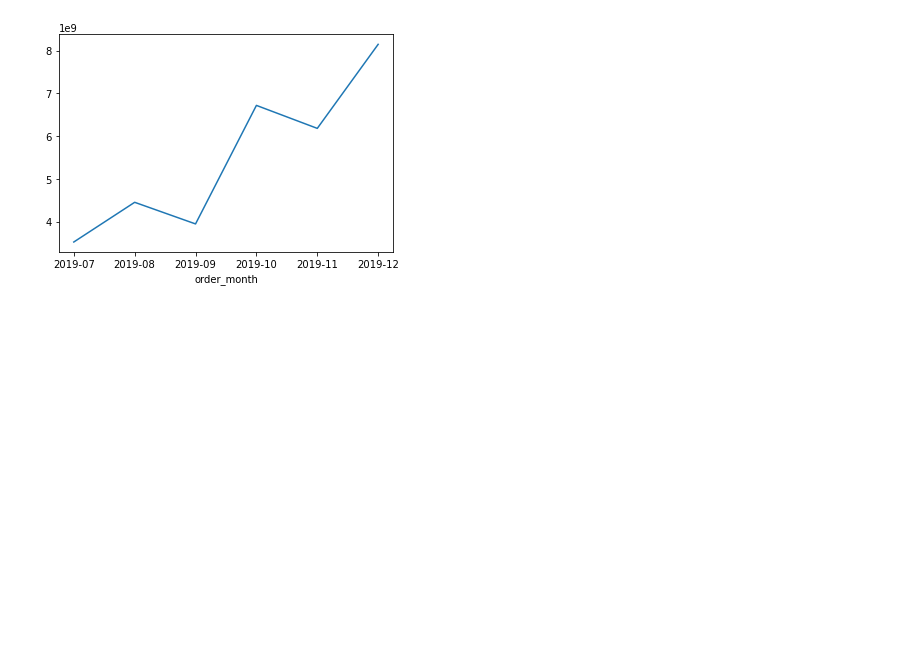
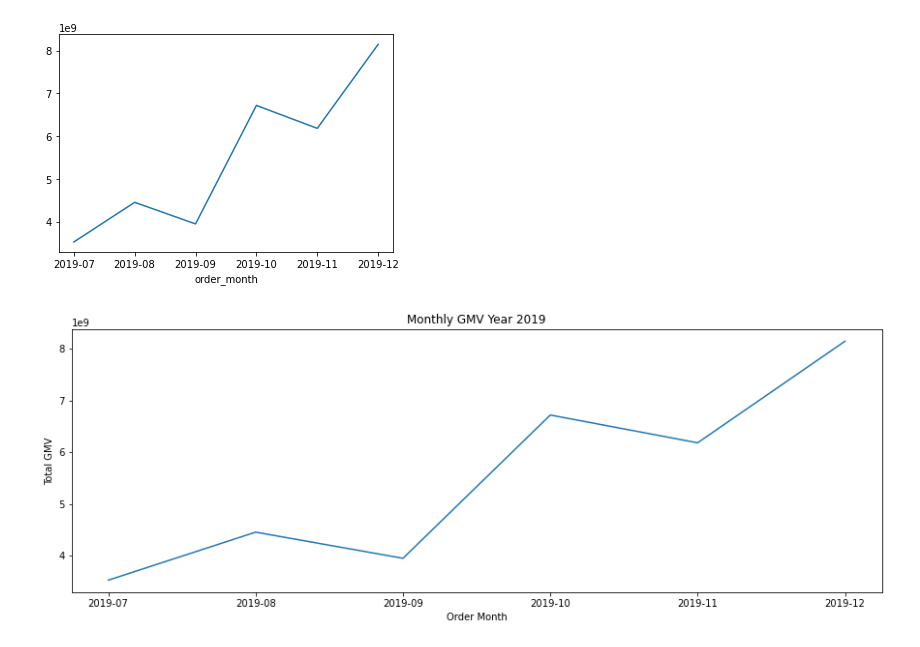
Before and after one commit to Gengsu07/DQLAB, a Jupyter notebook: Data Visualization with Python Matplotlib for Beginner - Part 1.ipynb, the cells around one changed output. Drawn from its saved outputs; the diff is of its cells as text; code cells hidden in the pictures; blank space fills up the shorter version.

```diff
--- a/Data Visualization with Python Matplotlib for Beginner - Part 1.ipynb
+++ b/Data Visualization with Python Matplotlib for Beginner - Part 1.ipynb
@@ -4,7 +4,7 @@
 import pandas as pd
 import matplotlib.pyplot as plt
 # %%
-dataset = pd.read_csv('/Users/sugengw07/Documents/PYTHON/DATASET/retail_raw_reduced.csv')
+dataset = pd.read_csv('https://storage.googleapis.com/dqlab-dataset/retail_raw_reduced.csv')
 # %%
 print('Ukuran dataset: %d baris dan %d kolom\n' %dataset.shape)
 print('Lima data teratas:\n')
@@ -135,3 +135,12 @@ dataset.groupby('order_month')['gmv'].sum().plot()
 plt.show()
 # %% [output]
 [figure]
+# %%
+plt.figure(figsize=(15,5))
+dataset.groupby(['order_month'])['gmv'].sum().plot()
+plt.title('Monthly GMV Year 2019')
+plt.xlabel('Order Month')
+plt.ylabel('Total GMV')
+plt.show()
+# %% [output]
+[figure, added]
```
Also changed, not shown: parts of 4 cells of this notebook, 2 other files.
